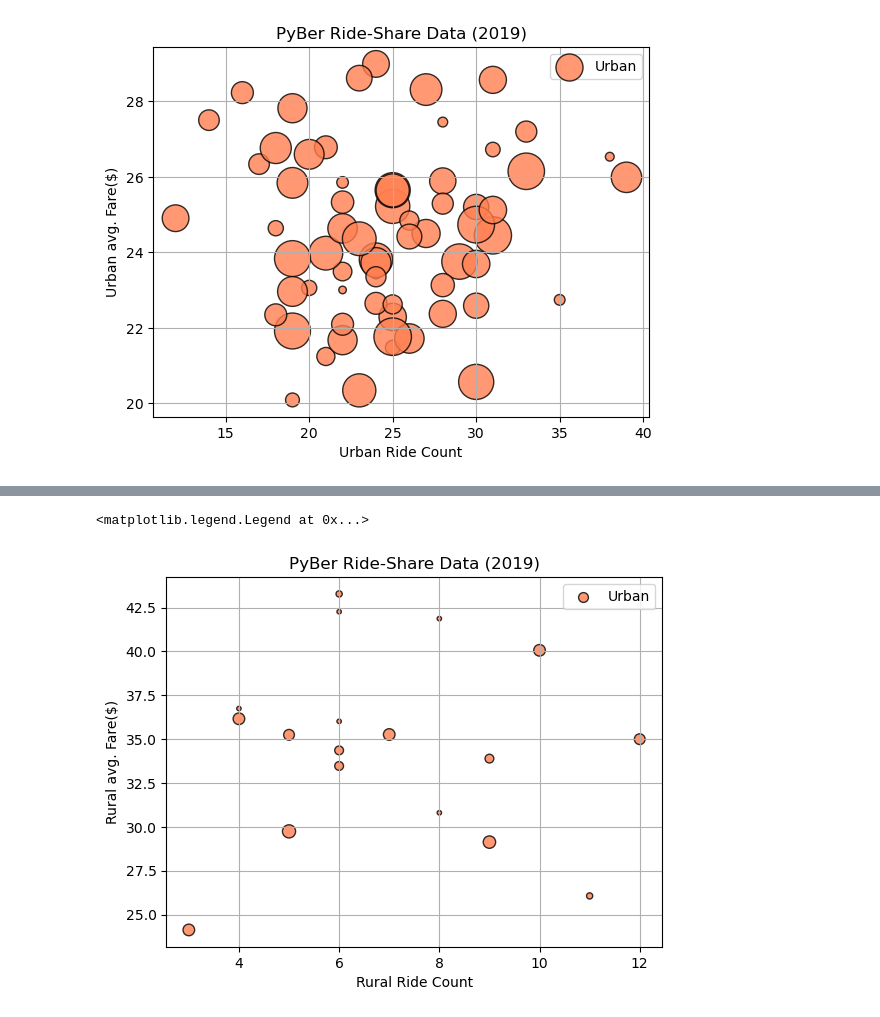
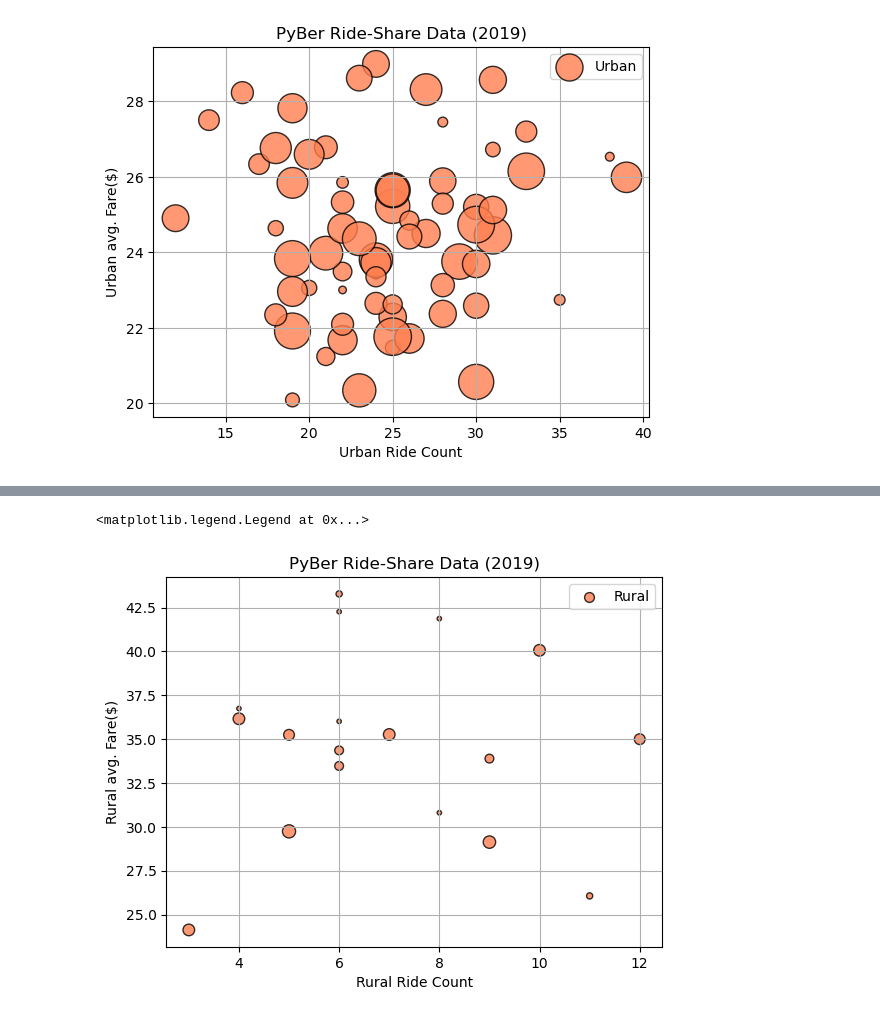
Before and after one commit to fareenamughal/PyBer_Analysis, a Jupyter notebook: PyBer..ipynb, the cells around one changed output, grey strips where cells are left out. Drawn from its saved outputs; the diff is of its cells as text; code cells hidden in the pictures.

```diff
--- a/PyBer..ipynb
+++ b/PyBer..ipynb
@@ -367,12 +367,12 @@ plt.legend()
 # %%
 # Create the Rural Cities Bubble Chart
 # Build the scatter plots for Suburban cities. (make the Rural markers coral and 20% transparent)
-plt.scatter(rural_ride_count, rural_avg_fare, s=10*rural_driver_count, color="coral", alpha=0.8, edgecolor="black", linewidths=1, label="Urban" )
+plt.scatter(rural_ride_count, rural_avg_fare, s=10*rural_driver_count, color="coral", alpha=0.8, edgecolor="black", linewidths=1, label="Rural" )
 plt.xlabel("Rural Ride Count")
 plt.ylabel("Rural avg. Fare($)")
 plt.title("PyBer Ride-Share Data (2019)")
 plt.grid(True)
 plt.legend()
 # %% [output]
 <matplotlib.legend.Legend at 0x...>
-[figure, old version]
+[figure, new version]
```
Also changed, not shown: parts of 5 cells of this notebook.
